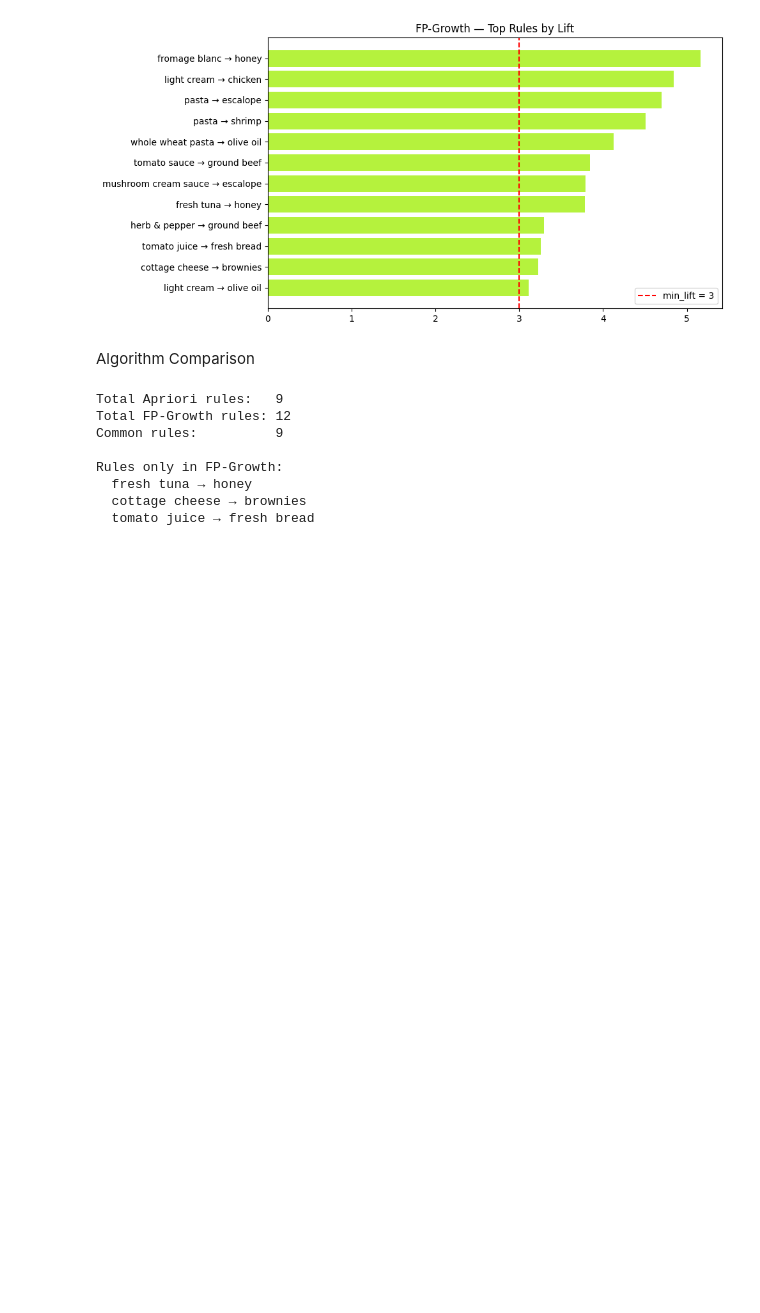
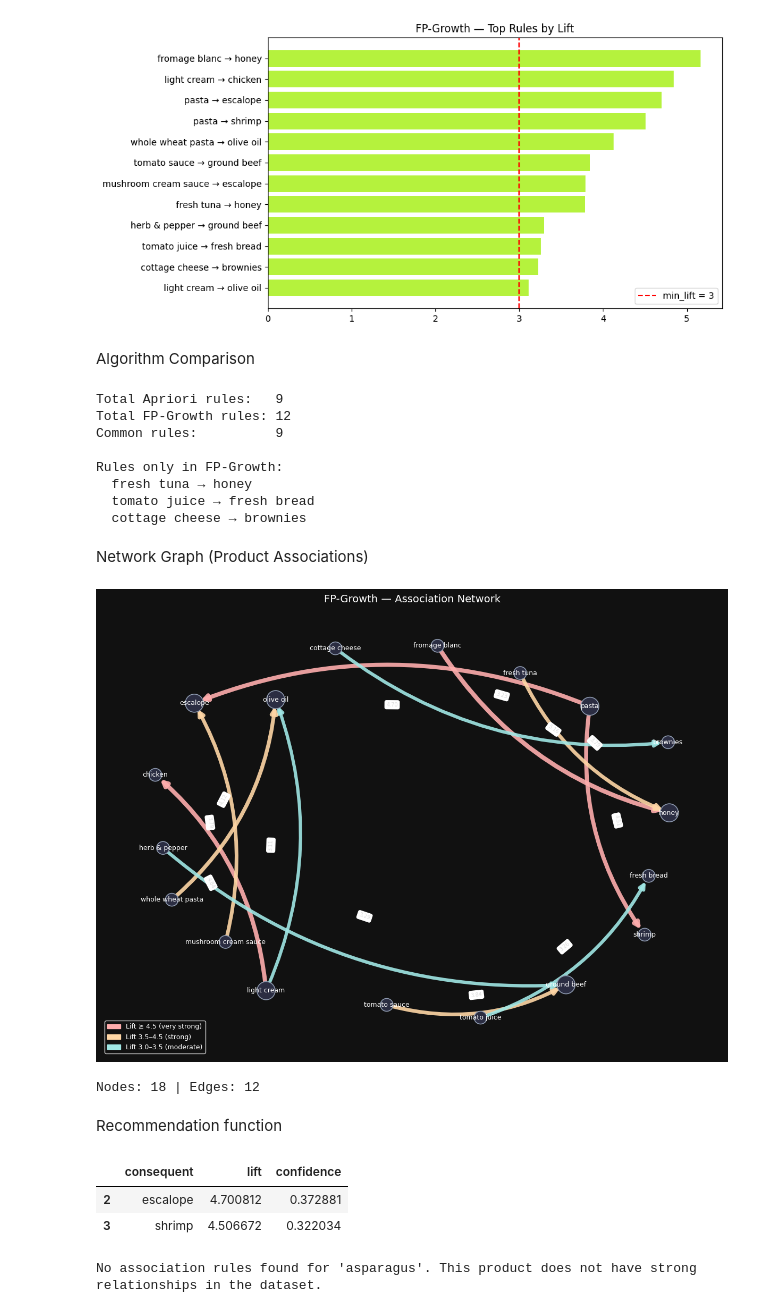
Before and after one commit to JanakievskaA/Sales-data-mining, a Jupyter notebook: Rule_mining.ipynb, the cells around one changed output. Cells and saved outputs as stored; diff of their text form; code cells hidden in the pictures; blank space fills up the shorter version.

```diff
--- a/Rule_mining.ipynb
+++ b/Rule_mining.ipynb
@@ -150,18 +152,25 @@ FP-Growth Results
 frequent_itemsets = fpgrowth(df_encoded, min_support=0.003, use_colnames=True)
 
 df_fpgrowth = association_rules(frequent_itemsets, metric='lift', min_threshold=3)
+
 df_fpgrowth = df_fpgrowth[
     (df_fpgrowth['antecedents'].apply(len) == 1) &
     (df_fpgrowth['consequents'].apply(len) == 1)
 ]
+
 df_fpgrowth = df_fpgrowth[['antecedents', 'consequents', 'support', 'confidence', 'lift']]
 
+df_fpgrowth['pair'] = df_fpgrowth.apply(
+    lambda r: frozenset([list(r.antecedents)[0], list(r.consequents)[0]]),
+    axis=1
+)
+
 df_fpgrowth = df_fpgrowth.sort_values('confidence', ascending=False)
-df_fpgrowth['pair'] = df_fpgrowth.apply(
-    lambda r: frozenset([list(r.antecedents)[0], list(r.consequents)[0]]), axis=1
-)
-df_fpgrowth = df_fpgrowth.drop_duplicates(subset='pair').drop(columns='pair')
+df_fpgrowth = df_fpgrowth.drop_duplicates(subset='pair')
+
 df_fpgrowth = df_fpgrowth.sort_values('lift', ascending=False).reset_index(drop=True)
+
+df_fpgrowth = df_fpgrowth.drop(columns='pair')
 
 print(f"Rules found: {len(df_fpgrowth)}")
 df_fpgrowth
@@ -223,5 +232,7 @@ Common rules:          9
 
 Rules only in FP-Growth:
   fresh tuna → honey
+  tomato juice → fresh bread
   cottage cheese → brownies
-  tomato juice → fresh bread
+# %% [markdown]
+Network Graph (Product Associations)
@@ -227,0 +291,7 @@ Rules only in FP-Growth:
+# %%
+plot_fp_network(df_fpgrowth)
+# %% [output]
+[figure, added]
+Nodes: 18 | Edges: 12
+# %% [markdown]
+Recommendation function
@@ -227,0 +314,10 @@ Rules only in FP-Growth:
+# %%
+recommend('pasta', df_fpgrowth)
+# %% [output]
+|  | consequent | lift | confidence |
+| 2 | escalope | 4.700812 | 0.372881 |
+| 3 | shrimp | 4.506672 | 0.322034 |
+# %%
+recommend('asparagus', df_fpgrowth)
+# %% [output]
+No association rules found for 'asparagus'. This product does not have strong relationships in the dataset.
```
Also changed, not shown: parts of 4 cells of this notebook.
